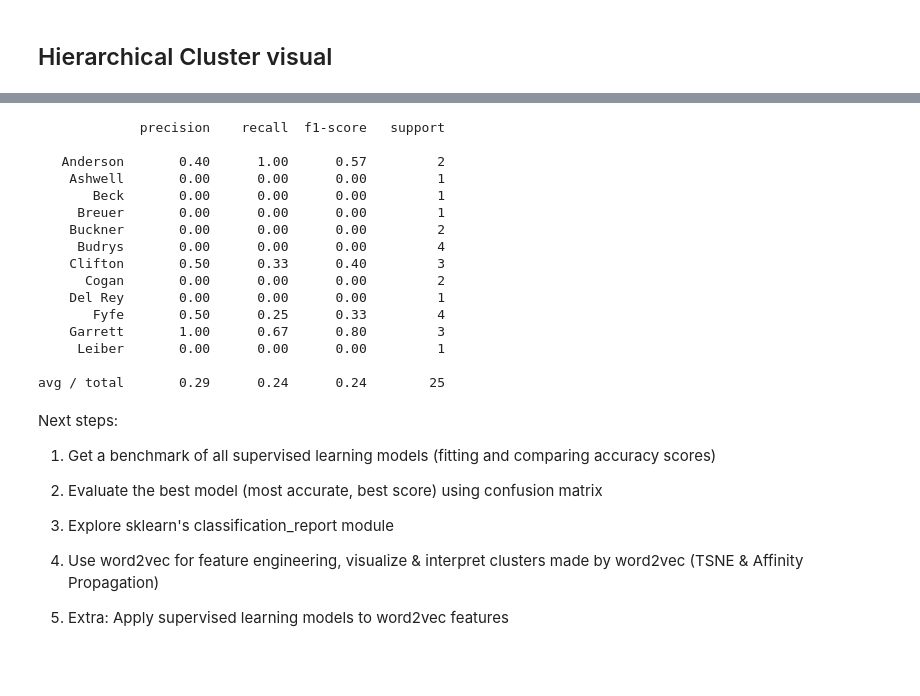
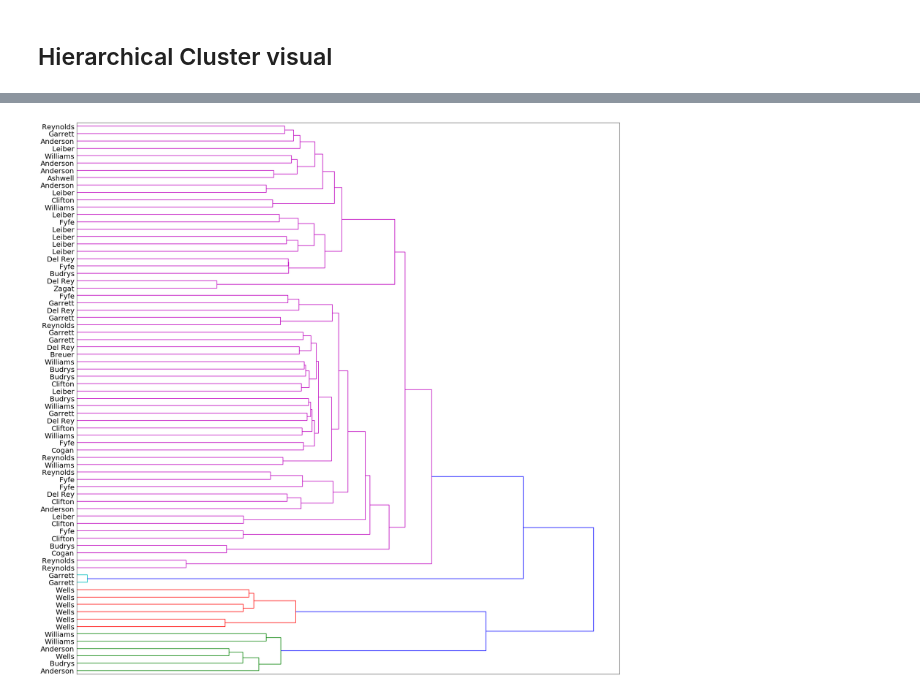
Before and after one commit to GlennSG/NLP-Clustering, a Jupyter notebook: NLP Capstone (100 books).ipynb, the cells around one changed output, grey strips where cells are left out. Saved outputs shown, nothing was run; the diff lists cells and outputs as text; code cells hidden in the pictures.

```diff
--- a/NLP Capstone (100 books).ipynb
+++ b/NLP Capstone (100 books).ipynb
@@ -344,2 +311,0 @@ X = features_df.iloc[:,:-1].values
-# %%
-X_train,X_test,y_train,y_test = train_test_split(X,y,test_size=0.25,random_state=42)
@@ -376,5 +311,0 @@ Name: accuracy, dtype: float64
-# %%
-xgc = XGBClassifier()
-
-xgc.fit(X_train,y_train)
-ypred_xgc = xgc.predict(X_test)
@@ -395,34 +312,19 @@ plt.show()
-# %%
-# classification report for each class (XGC)
-from sklearn import metrics
-
-print(metrics.classification_report(y_test,ypred_xgc,target_names=[v for k,v in author_id.items()]))
-# %% [output]
-             precision    recall  f1-score   support
-
-   Anderson       0.40      1.00      0.57         2
-    Ashwell       0.00      0.00      0.00         1
-       Beck       0.00      0.00      0.00         1
-     Breuer       0.00      0.00      0.00         1
-    Buckner       0.00      0.00      0.00         2
-     Budrys       0.00      0.00      0.00         4
-    Clifton       0.50      0.33      0.40         3
-      Cogan       0.00      0.00      0.00         2
-    Del Rey       0.00      0.00      0.00         1
-       Fyfe       0.50      0.25      0.33         4
-    Garrett       1.00      0.67      0.80         3
-     Leiber       0.00      0.00      0.00         1
-
-avg / total       0.29      0.24      0.24        25
-# %% [markdown]
-Next steps:
-
-1. Get a benchmark of all supervised learning models (fitting and comparing accuracy scores)
-
-2. Evaluate the best model (most accurate, best score) using confusion matrix
-
-3. Explore sklearn's classification_report module
-
-4. Use word2vec for feature engineering, visualize & interpret clusters made by word2vec (TSNE & Affinity Propagation)
-
-5. Extra: Apply supervised learning models to word2vec features
+# %%
+from scipy.cluster.hierarchy import ward, dendrogram
+
+linkage_matrix = ward(dist)
+
+fig, ax = plt.subplots(figsize=(23, 22)) # set size
+
+ax = dendrogram(linkage_matrix, orientation="right", labels=[author_id[i] for i in y_train]);
+
+plt.tick_params(\
+    axis= 'x',          # changes apply to the x-axis
+    which='both',      # both major and minor ticks are affected
+    bottom='False',      # ticks along the bottom edge are off
+    top='False',         # ticks along the top edge are off
+    labelbottom='False')
+plt.tick_params(labelsize=20)
+plt.tight_layout() #show plot with tight layout
+# %% [output]
+[figure, added]
```
Also changed, not shown: parts of 66 cells of this notebook.
